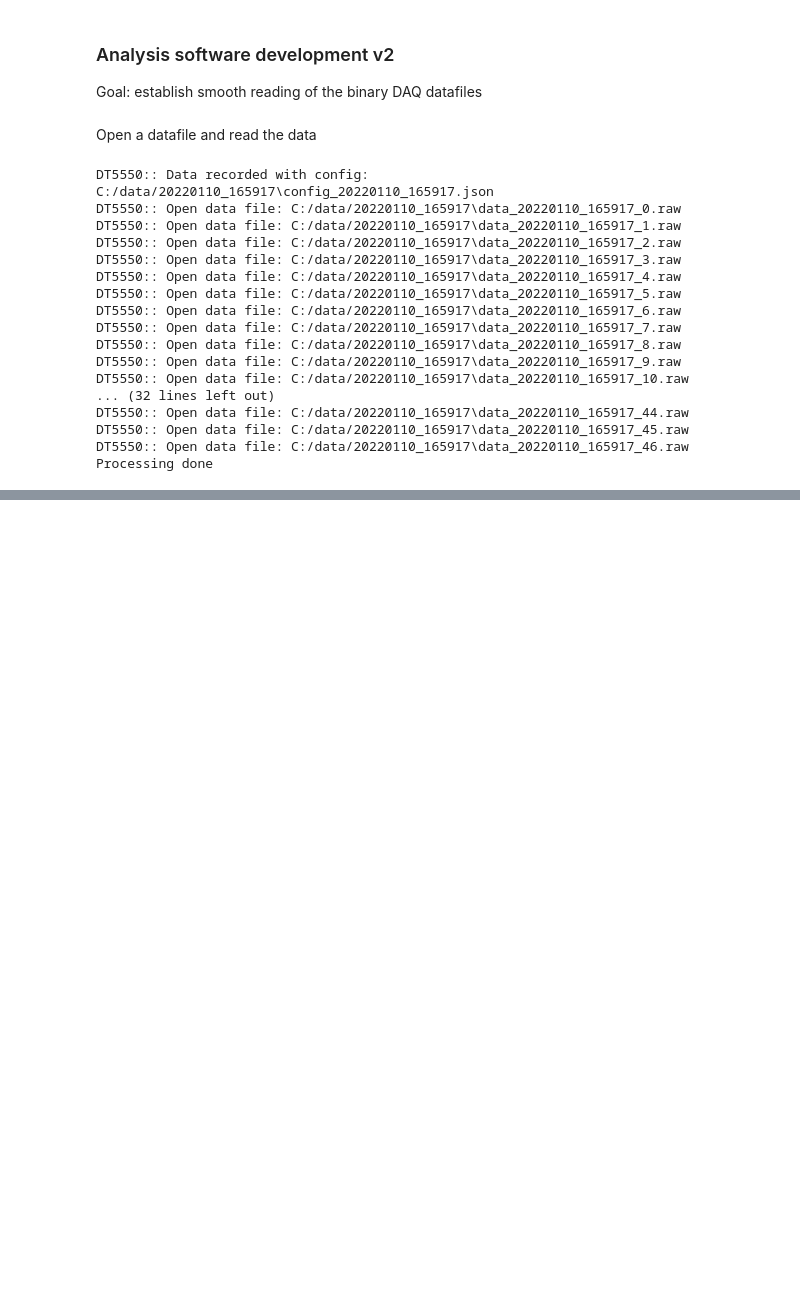
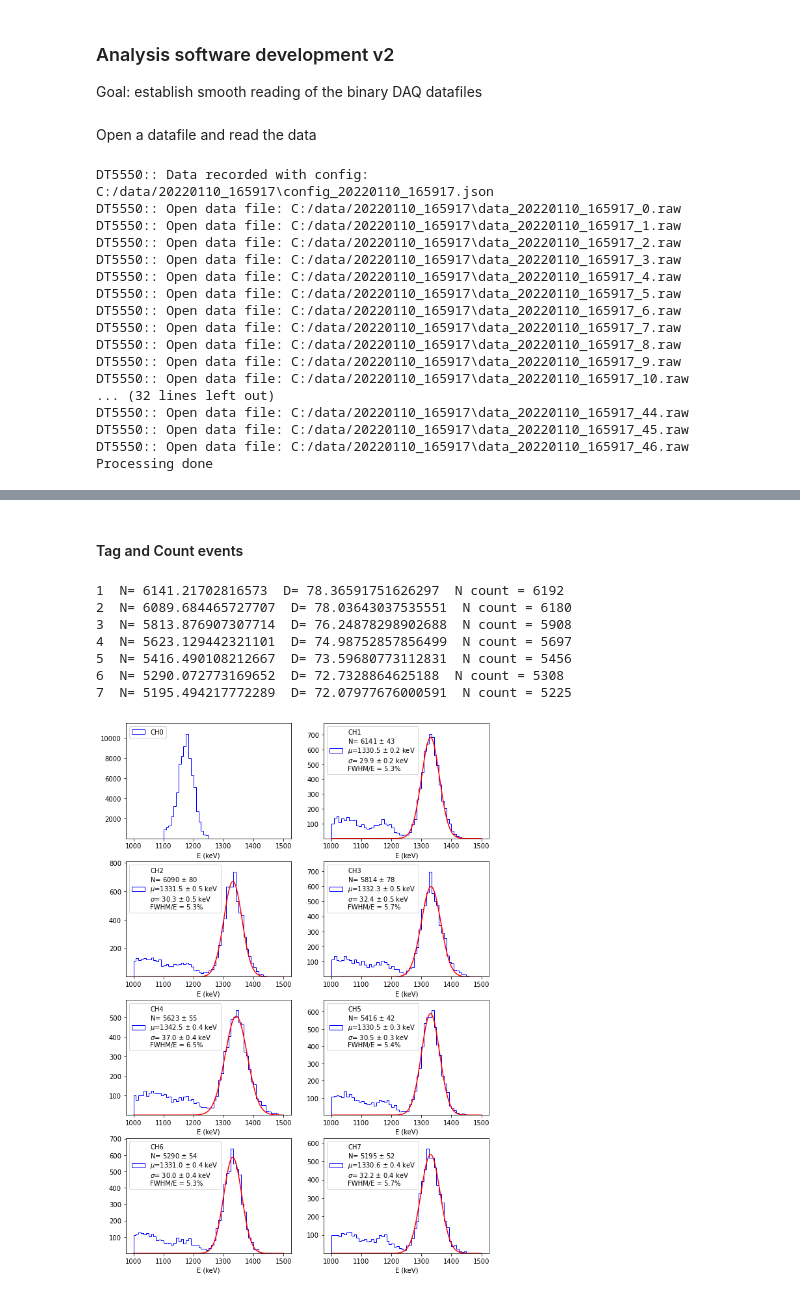
Before and after one commit to acolijn/DT5550_DAQ, a Jupyter notebook: analysis/decode_example.ipynb, the cells around one changed output, grey strips where cells are left out. Cells and saved outputs as stored; diff of their text form; code cells hidden in the pictures; blank space fills up the shorter version.

```diff
--- a/analysis/decode_example.ipynb
+++ b/analysis/decode_example.ipynb
@@ -273,0 +202,68 @@ IDET =  7
+# %% [markdown]
+#### Tag and Count events
+# %%
+# pk_sel = 0: tag the 1330keV gammas and count the 1173keV gammas in the other detectors
+#        = 1: tag the 1173keV gammas and count the 1330keV gammas in the other detectors
+pk_sel = 1
+
+plot_range = (1000, 1500)
+p0 = []
+ee_data = []
+tag_data = []
+
+if pk_sel == 0:
+    fit_range = (1100, 1250) # select the appropriate energy range for thr fit
+    p0=[1000, 1173, 20]
+    ee_data = ee_1173
+    tag_data = np.array(ee_1173[0])
+else:
+    fit_range = (1250, 2000)
+    p0=[1000, 1330, 20]
+    ee_data = ee_1330
+    tag_data = np.array(ee_1330[0])
+
+# define x-variable for plotting teh fittted functions
+bins = 60
+bin_width = (plot_range[1] - plot_range[0])/bins
+xx = np.linspace(plot_range[0],plot_range[1],1000)
+
+n_tag = np.zeros(8)
+dn_tag = np.zeros(8)
+
+plt.figure(figsize=(10,15))
+
+for idet in range(8):
+    plt.subplot(4, 2, 1+idet)
+
+    if idet == 0:
+        txt = 'CH{:1d}'.format(idet)
+        y, _, _ = plt.hist(tag_data, bins=bins, range=plot_range, histtype='step', color='blue', label=txt)
+    else:
+        data = np.array(ee_data[idet])
+        fit, err = gauss_fit(data, range=fit_range, bins=int((fit_range[1]-fit_range[0])/bin_width), p0=p0)
+        fwhm = 2.35*fit[2]/fit[1]*100
+        txt = 'CH{:1d}\nN={:5.0f} $\pm$ {:2.0f} \n$\mu$={:5.1f} $\pm$ {:3.1f} keV \n$\sigma$={:5.1f} $\pm$ {:3.1f} keV\nFWHM/E = {:3.1f}%'.format(idet,fit[0],err[0],fit[1],err[1],fit[2],err[2],fwhm)
+        y, _, _ = plt.hist(data, bins=bins, range=plot_range, histtype='step', color='blue', label=txt)
+        plt.plot(xx, bin_width*gauss(xx, fit[0], fit[1], fit[2]), color='red')
+
+        n_tag[idet] = fit[0]
+        dn_tag[idet] = np.sqrt(n_tag[idet])
+        data = data[data>fit_range[0]]
+        data = data[data<fit_range[1]]
+        print(idet,' N=',n_tag[idet], ' D=',dn_tag[idet],' N count =',len(data))
+    if pk_sel == 1:
+        plt.legend(loc='upper left')
+    else:
+        plt.legend(loc='upper right')
+    plt.xlabel('E (keV)')
+    plt.yscale('linear')
+    plt.ylim([0.6,1.1*max(y)])
+# %% [output]
+1  N= 6141.21702816573  D= 78.36591751626297  N count = 6192
+2  N= 6089.684465727707  D= 78.03643037535551  N count = 6180
+3  N= 5813.876907307714  D= 76.24878298902688  N count = 5908
+4  N= 5623.129442321101  D= 74.98752857856499  N count = 5697
+5  N= 5416.490108212667  D= 73.59680773112831  N count = 5456
+6  N= 5290.072773169652  D= 72.7328864625188  N count = 5308
+7  N= 5195.494217772289  D= 72.07977676000591  N count = 5225
+[figure, added]
```
Also changed, not shown: parts of 9 cells of this notebook.
